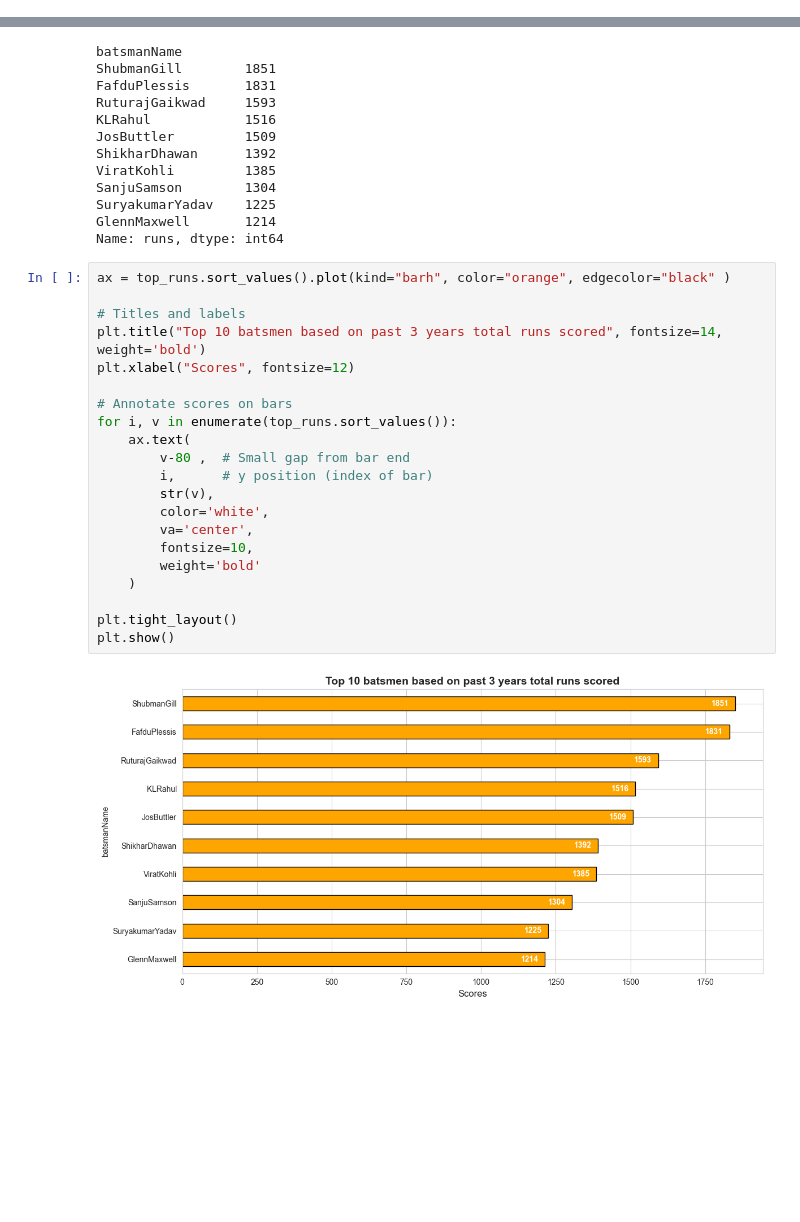
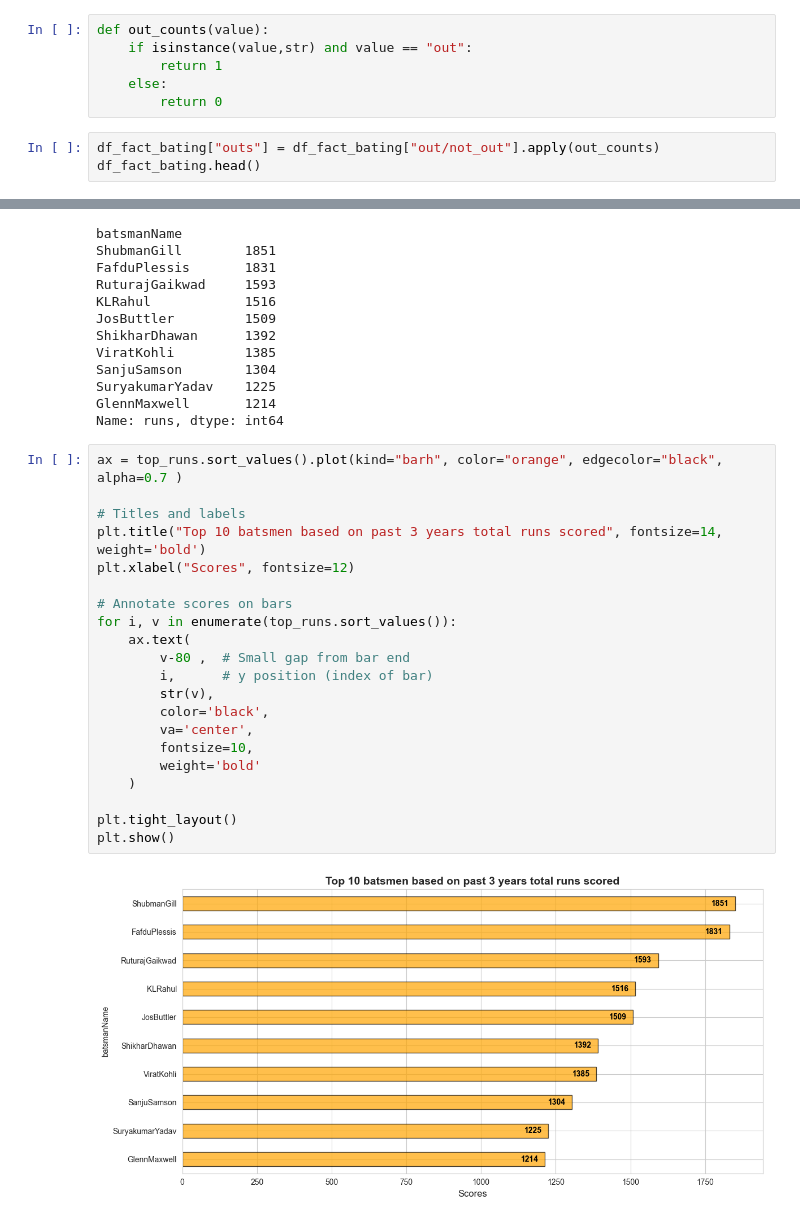
Before and after one commit to Gani25/python_weekdays_b1, a Jupyter notebook: projects/IPL Analysis.ipynb, the cells around one changed output, grey strips where cells are left out. Saved outputs shown, nothing was run; the diff lists cells and outputs as text; blank space fills up the shorter version.

```diff
--- a/projects/IPL Analysis.ipynb
+++ b/projects/IPL Analysis.ipynb
@@ -210,0 +279,9 @@ dtype: int64
+# %%
+def out_counts(value):
+    if isinstance(value,str) and value == "out":
+        return 1
+    else:
+        return 0
+# %%
+df_fact_bating["outs"] = df_fact_bating["out/not_out"].apply(out_counts)
+df_fact_bating.head()
@@ -252,25 +336,25 @@ SuryakumarYadav    1225
 GlennMaxwell       1214
 Name: runs, dtype: int64
 # %%
-ax = top_runs.sort_values().plot(kind="barh", color="orange", edgecolor="black" )
+ax = top_runs.sort_values().plot(kind="barh", color="orange", edgecolor="black", alpha=0.7 )
 
 # Titles and labels
 plt.title("Top 10 batsmen based on past 3 years total runs scored", fontsize=14, weight='bold')
 plt.xlabel("Scores", fontsize=12)
 
 # Annotate scores on bars
 for i, v in enumerate(top_runs.sort_values()):
     ax.text(
         v-80 ,  # Small gap from bar end
         i,      # y position (index of bar)
         str(v),
-        color='white',
+        color='black',
         va='center',
         fontsize=10,
         weight='bold'
     )
 
 plt.tight_layout()
 plt.show()
 # %% [output]
-[figure, old version]
+[figure, new version]
```
Also changed, not shown: parts of 11 cells of this notebook.
